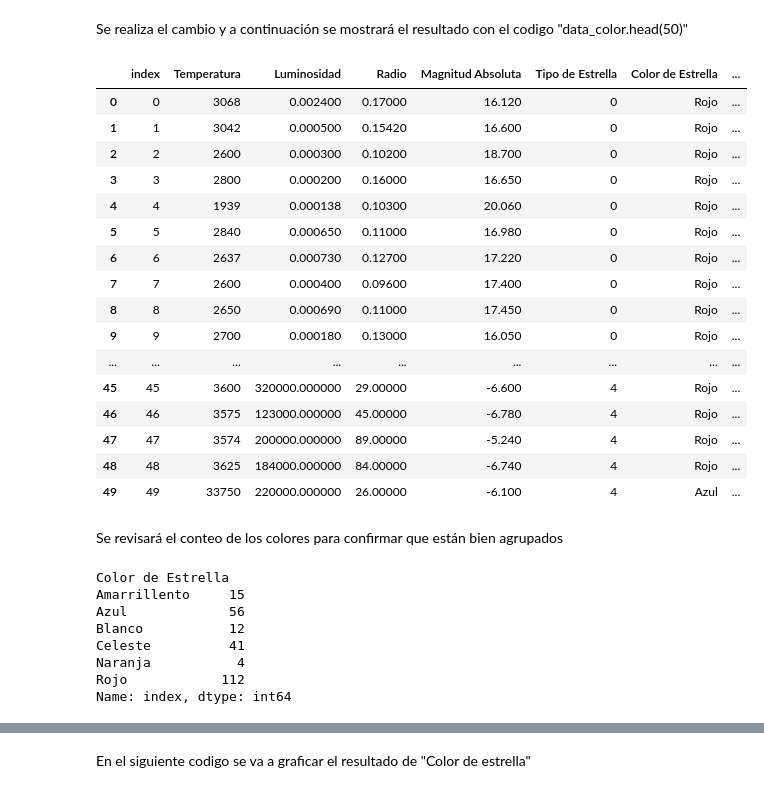
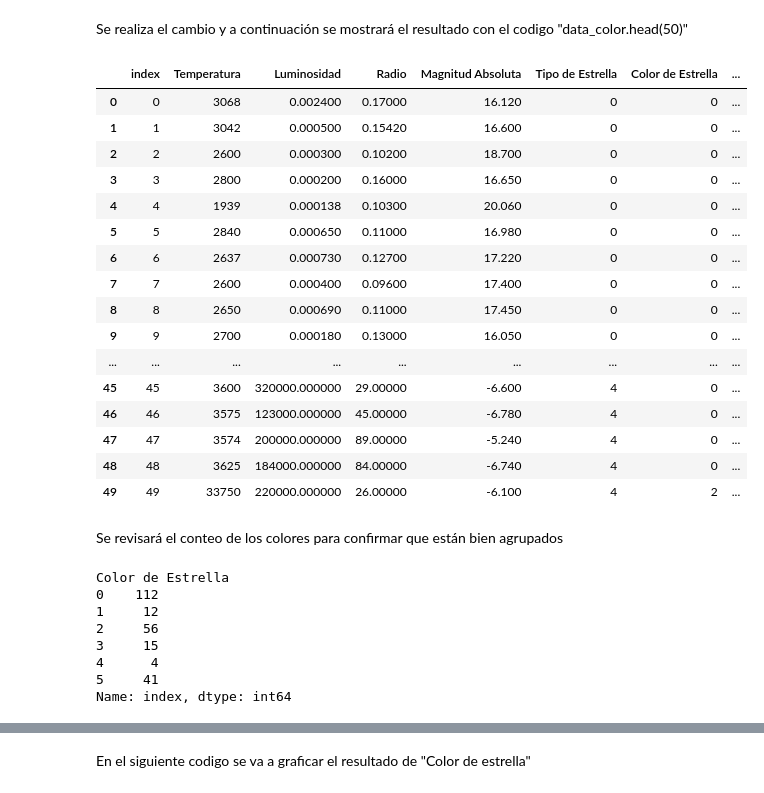
Before and after one commit to patrickvldesarrollo/estrellas_notebook, a Jupyter notebook: Prediccion de Tipo Estrellas.ipynb, the cells around one changed output, grey strips where cells are left out. Drawn from its saved outputs; the diff is of its cells as text; code cells hidden in the pictures.

```diff
--- a/Prediccion de Tipo Estrellas.ipynb
+++ b/Prediccion de Tipo Estrellas.ipynb
@@ -248,45 +264,45 @@ De paso, podemos traducir los datos al idioma español para una mejor comprensio
 Se realiza el cambio y a continuación se mostrará el resultado con el codigo "data_color.head(50)"
 # %%
 # Realizamos el cambio y vemos el resultado
-data_estrella["Color de Estrella"] = data_estrella["Color de Estrella"].replace(['Red'],'Rojo')
-data_estrella["Color de Estrella"] = data_estrella["Color de Estrella"].replace(['White'],'Blanco')
-data_estrella["Color de Estrella"] = data_estrella["Color de Estrella"].replace(['Whitish'],'Blanco')
-data_estrella["Color de Estrella"] = data_estrella["Color de Estrella"].replace(['white'],'Blanco')
-data_estrella["Color de Estrella"] = data_estrella["Color de Estrella"].replace(['Blue'],'Azul')
-data_estrella["Color de Estrella"] = data_estrella["Color de Estrella"].replace(['Blue '],'Azul')
-data_estrella["Color de Estrella"] = data_estrella["Color de Estrella"].replace(['Yellowish'],'Amarrillento')
-data_estrella["Color de Estrella"] = data_estrella["Color de Estrella"].replace(['yellowish'],'Amarrillento')
-data_estrella["Color de Estrella"] = data_estrella["Color de Estrella"].replace(['Yellowish White'],'Amarrillento')
-data_estrella["Color de Estrella"] = data_estrella["Color de Estrella"].replace(['yellow-white'],'Amarrillento')
-data_estrella["Color de Estrella"] = data_estrella["Color de Estrella"].replace(['White-Yellow'],'Amarrillento')
-data_estrella["Color de Estrella"] = data_estrella["Color de Estrella"].replace(['Orange'],'Naranja')
-data_estrella["Color de Estrella"] = data_estrella["Color de Estrella"].replace(['Orange-Red'],'Naranja')
-data_estrella["Color de Estrella"] = data_estrella["Color de Estrella"].replace(['Pale yellow orange'],'Naranja')
-data_estrella["Color de Estrella"] = data_estrella["Color de Estrella"].replace(['Blue White'],'Celeste')
-data_estrella["Color de Estrella"] = data_estrella["Color de Estrella"].replace(['Blue white'],'Celeste')
-data_estrella["Color de Estrella"] = data_estrella["Color de Estrella"].replace(['Blue white '],'Celeste')
-data_estrella["Color de Estrella"] = data_estrella["Color de Estrella"].replace(['Blue-white'],'Celeste')
-data_estrella["Color de Estrella"] = data_estrella["Color de Estrella"].replace(['Blue-White'],'Celeste')
+data_estrella["Color de Estrella"] = data_estrella["Color de Estrella"].replace(['Red'],'0')
+data_estrella["Color de Estrella"] = data_estrella["Color de Estrella"].replace(['White'],'1')
+data_estrella["Color de Estrella"] = data_estrella["Color de Estrella"].replace(['Whitish'],'1')
+data_estrella["Color de Estrella"] = data_estrella["Color de Estrella"].replace(['white'],'1')
+data_estrella["Color de Estrella"] = data_estrella["Color de Estrella"].replace(['Blue'],'2')
+data_estrella["Color de Estrella"] = data_estrella["Color de Estrella"].replace(['Blue '],'2')
+data_estrella["Color de Estrella"] = data_estrella["Color de Estrella"].replace(['Yellowish'],'3')
+data_estrella["Color de Estrella"] = data_estrella["Color de Estrella"].replace(['yellowish'],'3')
+data_estrella["Color de Estrella"] = data_estrella["Color de Estrella"].replace(['Yellowish White'],'3')
+data_estrella["Color de Estrella"] = data_estrella["Color de Estrella"].replace(['yellow-white'],'3')
+data_estrella["Color de Estrella"] = data_estrella["Color de Estrella"].replace(['White-Yellow'],'3')
+data_estrella["Color de Estrella"] = data_estrella["Color de Estrella"].replace(['Orange'],'4')
+data_estrella["Color de Estrella"] = data_estrella["Color de Estrella"].replace(['Orange-Red'],'4')
+data_estrella["Color de Estrella"] = data_estrella["Color de Estrella"].replace(['Pale yellow orange'],'4')
+data_estrella["Color de Estrella"] = data_estrella["Color de Estrella"].replace(['Blue White'],'5')
+data_estrella["Color de Estrella"] = data_estrella["Color de Estrella"].replace(['Blue white'],'5')
+data_estrella["Color de Estrella"] = data_estrella["Color de Estrella"].replace(['Blue white '],'5')
+data_estrella["Color de Estrella"] = data_estrella["Color de Estrella"].replace(['Blue-white'],'5')
+data_estrella["Color de Estrella"] = data_estrella["Color de Estrella"].replace(['Blue-White'],'5')
 
 data_estrella.head(50)
 # %% [output]
 |  | index | Temperatura | Luminosidad | Radio | Magnitud Absoluta | Tipo de Estrella | Color de Estrella | ... |
-| 0 | 0 | 3068 | 0.002400 | 0.17000 | 16.120 | 0 | Rojo | ... |
-| 1 | 1 | 3042 | 0.000500 | 0.15420 | 16.600 | 0 | Rojo | ... |
-| 2 | 2 | 2600 | 0.000300 | 0.10200 | 18.700 | 0 | Rojo | ... |
-| 3 | 3 | 2800 | 0.000200 | 0.16000 | 16.650 | 0 | Rojo | ... |
-| 4 | 4 | 1939 | 0.000138 | 0.10300 | 20.060 | 0 | Rojo | ... |
-| 5 | 5 | 2840 | 0.000650 | 0.11000 | 16.980 | 0 | Rojo | ... |
-| 6 | 6 | 2637 | 0.000730 | 0.12700 | 17.220 | 0 | Rojo | ... |
-| 7 | 7 | 2600 | 0.000400 | 0.09600 | 17.400 | 0 | Rojo | ... |
-| 8 | 8 | 2650 | 0.000690 | 0.11000 | 17.450 | 0 | Rojo | ... |
-| 9 | 9 | 2700 | 0.000180 | 0.13000 | 16.050 | 0 | Rojo | ... |
+| 0 | 0 | 3068 | 0.002400 | 0.17000 | 16.120 | 0 | 0 | ... |
+| 1 | 1 | 3042 | 0.000500 | 0.15420 | 16.600 | 0 | 0 | ... |
+| 2 | 2 | 2600 | 0.000300 | 0.10200 | 18.700 | 0 | 0 | ... |
+| 3 | 3 | 2800 | 0.000200 | 0.16000 | 16.650 | 0 | 0 | ... |
+| 4 | 4 | 1939 | 0.000138 | 0.10300 | 20.060 | 0 | 0 | ... |
+| 5 | 5 | 2840 | 0.000650 | 0.11000 | 16.980 | 0 | 0 | ... |
+| 6 | 6 | 2637 | 0.000730 | 0.12700 | 17.220 | 0 | 0 | ... |
+| 7 | 7 | 2600 | 0.000400 | 0.09600 | 17.400 | 0 | 0 | ... |
+| 8 | 8 | 2650 | 0.000690 | 0.11000 | 17.450 | 0 | 0 | ... |
+| 9 | 9 | 2700 | 0.000180 | 0.13000 | 16.050 | 0 | 0 | ... |
 | ... | ... | ... | ... | ... | ... | ... | ... | ... |
-| 45 | 45 | 3600 | 320000.000000 | 29.00000 | -6.600 | 4 | Rojo | ... |
-| 46 | 46 | 3575 | 123000.000000 | 45.00000 | -6.780 | 4 | Rojo | ... |
-| 47 | 47 | 3574 | 200000.000000 | 89.00000 | -5.240 | 4 | Rojo | ... |
-| 48 | 48 | 3625 | 184000.000000 | 84.00000 | -6.740 | 4 | Rojo | ... |
-| 49 | 49 | 33750 | 220000.000000 | 26.00000 | -6.100 | 4 | Azul | ... |
+| 45 | 45 | 3600 | 320000.000000 | 29.00000 | -6.600 | 4 | 0 | ... |
+| 46 | 46 | 3575 | 123000.000000 | 45.00000 | -6.780 | 4 | 0 | ... |
+| 47 | 47 | 3574 | 200000.000000 | 89.00000 | -5.240 | 4 | 0 | ... |
+| 48 | 48 | 3625 | 184000.000000 | 84.00000 | -6.740 | 4 | 0 | ... |
+| 49 | 49 | 33750 | 220000.000000 | 26.00000 | -6.100 | 4 | 2 | ... |
 # %% [markdown]
 Se revisará el conteo de los colores para confirmar que están bien agrupados
 # %%
@@ -294,10 +310,10 @@ Se revisará el conteo de los colores para confirmar que están bien agrupados
 data_estrella.groupby("Color de Estrella")["index"].nunique()
 # %% [output]
 Color de Estrella
-Amarrillento     15
-Azul             56
-Blanco           12
-Celeste          41
-Naranja           4
-Rojo            112
+0    112
+1     12
+2     56
+3     15
+4      4
+5     41
 Name: index, dtype: int64
```
Also changed, not shown: parts of 14 cells of this notebook.
